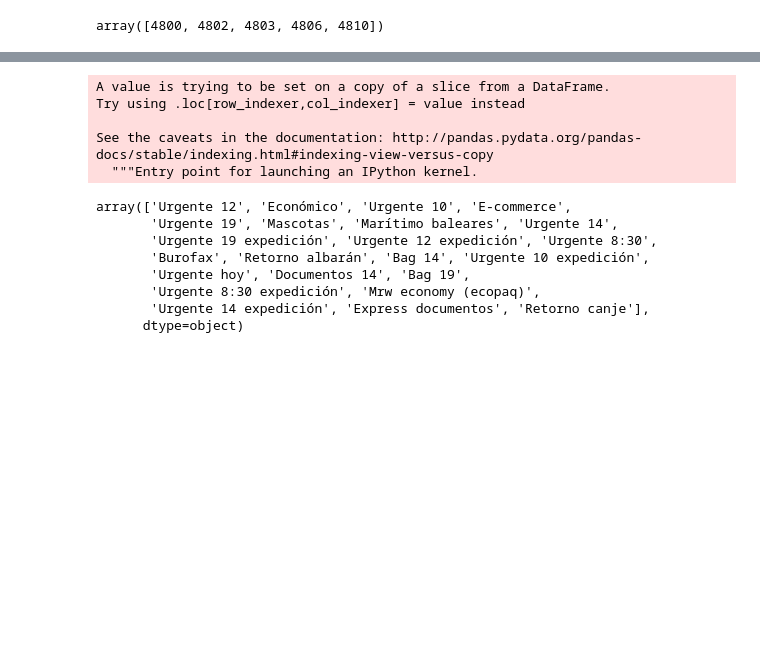
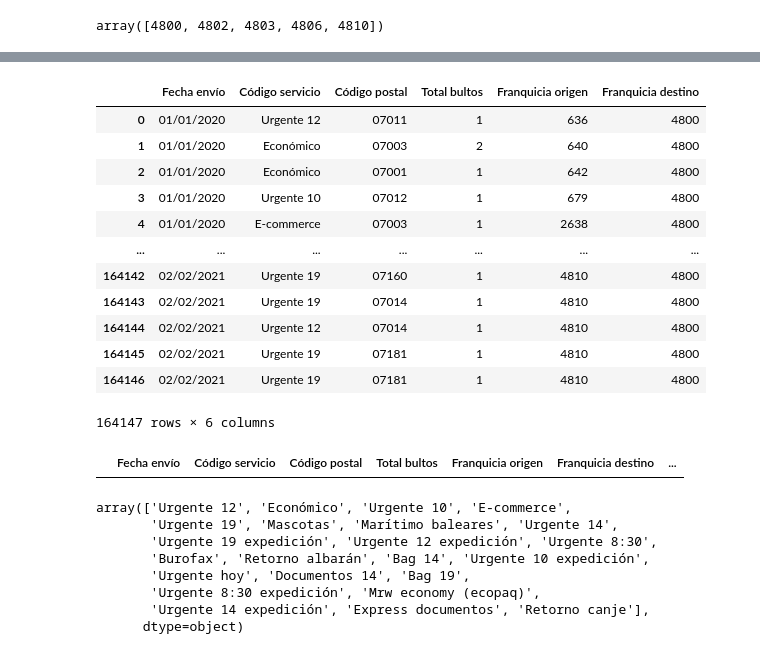
Before and after one commit to toniet/TFG, a Jupyter notebook: TFM_MVP.ipynb, the cells around one changed output, grey strips where cells are left out. Cells and saved outputs as stored; diff of their text form; code cells hidden in the pictures; blank space fills up the shorter version.

```diff
--- a/TFM_MVP.ipynb
+++ b/TFM_MVP.ipynb
@@ -42,8 +33,19 @@ df
+# %%
+df = df.iloc[:, [1,5,12,14,15,16]]
+df
+# %% [output]
+|  | Fecha envío | Código servicio | Código postal | Total bultos | Franquicia origen | Franquicia destino |
+| 0 | 01/01/2020 | Urgente 12 | 07011 | 1 | 636 | 4800 |
+| 1 | 01/01/2020 | Económico | 07003 | 2 | 640 | 4800 |
+| 2 | 01/01/2020 | Económico | 07001 | 1 | 642 | 4800 |
+| 3 | 01/01/2020 | Urgente 10 | 07012 | 1 | 679 | 4800 |
+| 4 | 01/01/2020 | E-commerce | 07003 | 1 | 2638 | 4800 |
+| ... | ... | ... | ... | ... | ... | ... |
+| 164142 | 02/02/2021 | Urgente 19 | 07160 | 1 | 4810 | 4800 |
+| 164143 | 02/02/2021 | Urgente 19 | 07014 | 1 | 4810 | 4800 |
+| 164144 | 02/02/2021 | Urgente 12 | 07014 | 1 | 4810 | 4800 |
+| 164145 | 02/02/2021 | Urgente 19 | 07181 | 1 | 4810 | 4800 |
+| 164146 | 02/02/2021 | Urgente 19 | 07181 | 1 | 4810 | 4800 |
+164147 rows × 6 columns
 # %%
-df['Fecha envío'] = pd.to_datetime(df['Fecha envío']).astype('str')
+df['Fecha envío'] = pd.to_datetime(df['Fecha envío'])
-# %% [output]
-A value is trying to be set on a copy of a slice from a DataFrame.
-Try using .loc[row_indexer,col_indexer] = value instead
-
-See the caveats in the documentation: http://pandas.pydata.org/pandas-docs/stable/indexing.html#indexing-view-versus-copy
-  """Entry point for launching an IPython kernel.
@@ -49,0 +76,4 @@ See the caveats in the documentation: http://pandas.pydata.org/pandas-docs/stabl
+# %%
+df[df['xDate'].isnull()]
+# %% [output]
+|  | Fecha envío | Código servicio | Código postal | Total bultos | Franquicia origen | Franquicia destino | ... |
```
Also changed, not shown: parts of 22 cells of this notebook.
